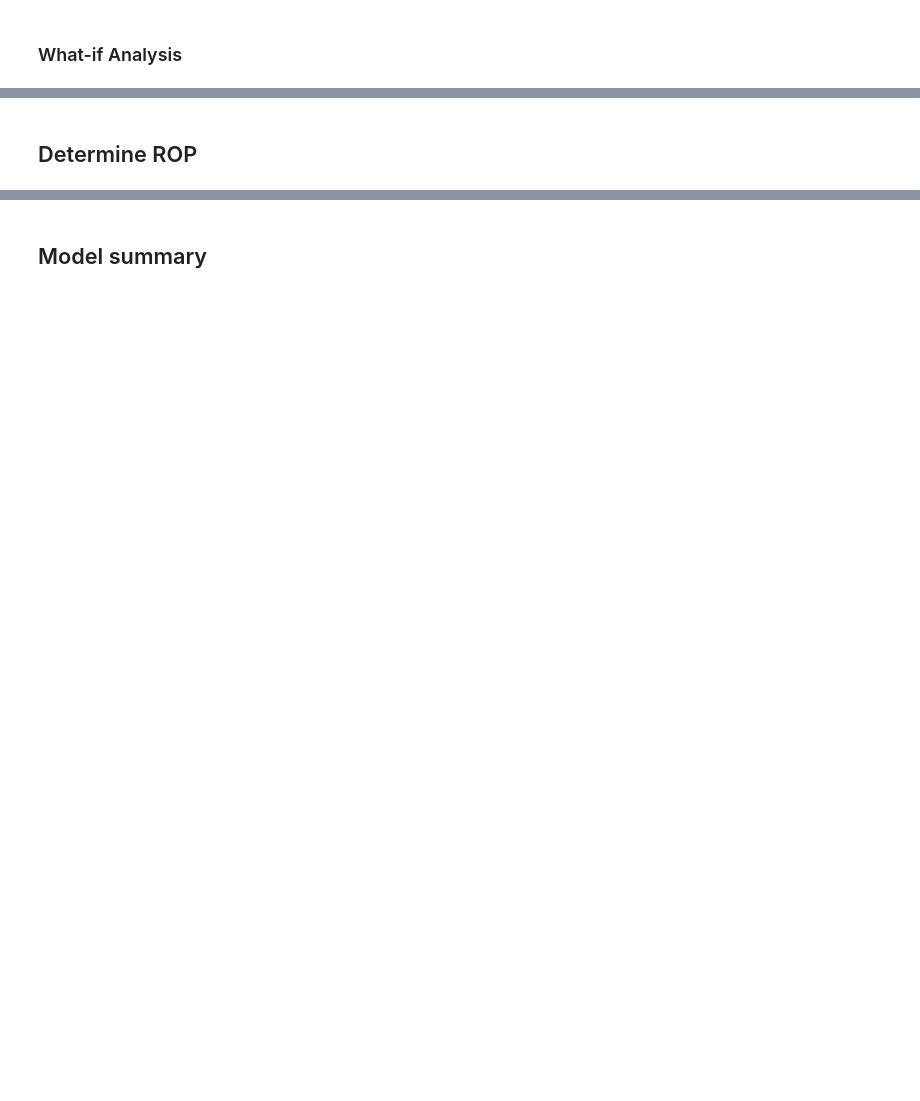
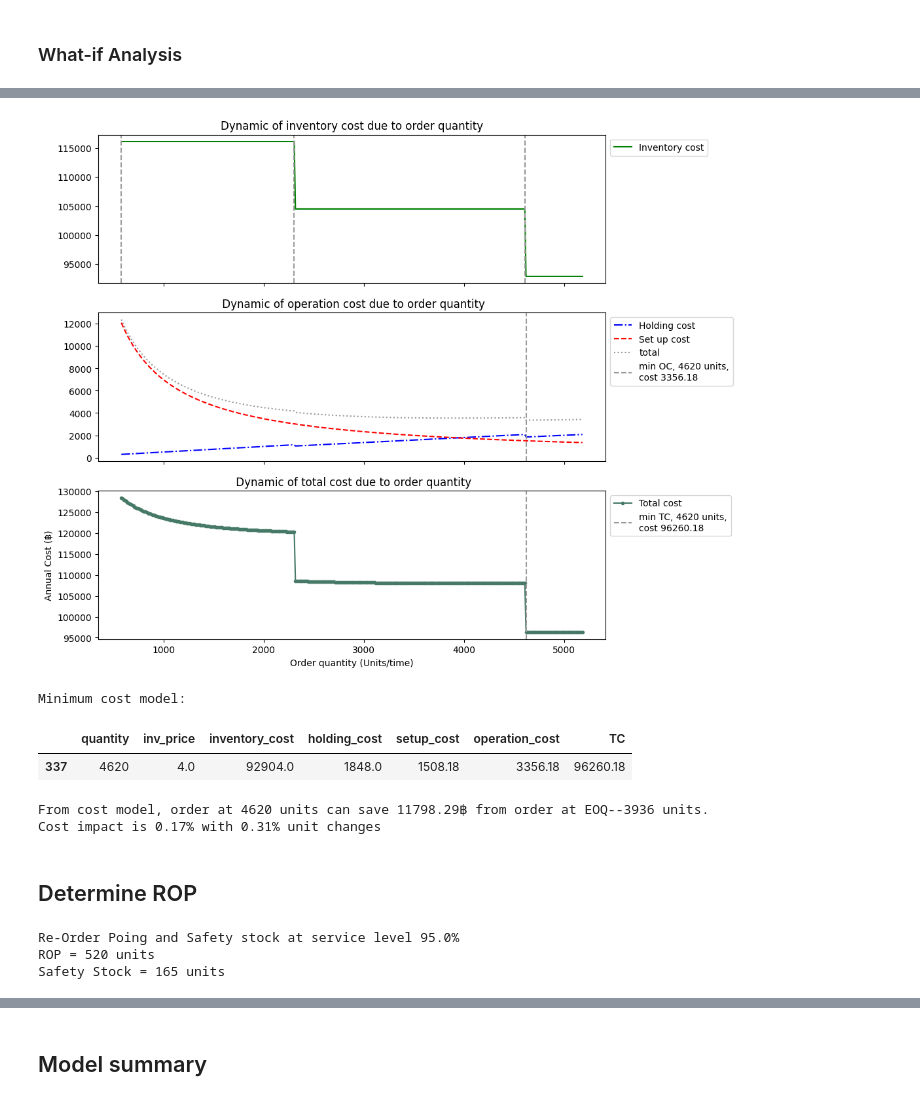
Before and after one commit to titirat-s/Inventory_Modeling, a Jupyter notebook: Case_modeling.ipynb, the cells around one changed output, grey strips where cells are left out. Drawn from its saved outputs; the diff is of its cells as text; code cells hidden in the pictures; blank space fills up the shorter version.

```diff
--- a/Case_modeling.ipynb
+++ b/Case_modeling.ipynb
@@ -187,4 +252,40 @@ cost_plot
+# %%
+# order quantity cost plot
+min_tc_cost = min(cost_model["TC"])
+min_tc = cost_model[cost_model["TC"] == min_tc_cost]["quantity"].min()
+
+min_oc_cost = min(cost_model["operation_cost"])
+min_oc = cost_model[cost_model["operation_cost"] == min_oc_cost]["quantity"].min()
+
+# Plot model
+fig_cost, axs = plt.subplots(3, figsize=(10, 10), sharex=True)
+axs[0].plot(cost_model["quantity"], cost_model["inventory_cost"], label="Inventory cost", c = "g", ls = "-")
+for i in discount_price:
+  axs[0].axvline(x=discount_price.get(i), c = "#999999", ls="--")
+axs[0].set_title("Dynamic of inventory cost due to order quantity")
+axs[0].legend(bbox_to_anchor=(1.0, 1.0),loc=2)
+
+axs[1].plot(cost_model["quantity"], cost_model["holding_cost"], label="Holding cost", c = "b", ls = "-.")
+axs[1].plot(cost_model["quantity"], cost_model["setup_cost"], label="Set up cost", c = "r", ls = "--")
+axs[1].plot(cost_model["quantity"], cost_model["operation_cost"], label="total",c = "#999999", ls = ":")
+axs[1].axvline(x=min_oc, c = "#999999", ls="--", label = f"min OC, {min_oc} units,\ncost {round(min_oc_cost, 2)}")
+axs[1].set_title("\n Dynamic of operation cost due to order quantity")
+axs[1].legend(bbox_to_anchor=(1.0, 1.0),loc=2)
+
+axs[2].plot(cost_model["quantity"], cost_model["TC"], label="Total cost", c="#467966", ls="-", marker='.')
+axs[2].axvline(x=min_tc, c = "#999999", ls="--", label = f"min TC, {min_tc} units,\ncost {round(min_tc_cost, 2)}")
+axs[2].set_title("\n Dynamic of total cost due to order quantity")
+axs[2].legend(bbox_to_anchor=(1.0, 1.0),loc=2)
+
+plt.xlabel("Order quantity (Units/time)")
+plt.ylabel("Annual Cost (฿)");
+# %% [output]
+[figure, added]
 # %%
-# @markdown Model minimum cost
+# Model with minimum total cost
 print("Minimum cost model:")
-cost_plot[cost_plot["TC"] == cost_plot["TC"].min()]
+cost_model[cost_model["TC"] == cost_model["TC"].min()]
+# %% [output]
+Minimum cost model:
+|  | quantity | inv_price | inventory_cost | holding_cost | setup_cost | operation_cost | TC |
+| 337 | 4620 | 4.0 | 92904.0 | 1848.0 | 1508.18 | 3356.18 | 96260.18 |
@@ -221,7 +292,10 @@ plt.ylabel("Annual Cost (฿)");
 # %%
-# @markdown
-save_eoq = round((cost_plot[cost_plot["quantity"] == lot.round_lot_size(x=eoq_ord, min_size=step_qty) ]["TC"].max() - min_tc_cost),2)
-print(f"From cost model, order quantity at {min_tc} units can save {save_eoq}฿ from order quantity at EOQ, {eoq_ord} units." )
+save_eoq = round((cost_model[cost_model["quantity"] == lot.round_lot_size(x=eoq_ord, min_size=step_qty) ]["TC"].max() - min_tc_cost),2)
+print(f"From cost model, order at {min_tc} units can save {save_eoq}฿ from order at EOQ--{eoq_ord} units." )
+print(f"Cost impact is {impact_ratio(eoq_cost, minord_cost, True, 2)}% with {impact_ratio(eoq_ord, min_4_ord, True, 2)}% unit changes")
+# %% [output]
+From cost model, order at 4620 units can save 11798.29฿ from order at EOQ--3936 units.
+Cost impact is 0.17% with 0.31% unit changes
 # %% [markdown]
 ## Determine ROP
 # %%
@@ -233,14 +306,12 @@ plan_df.columns = ["demand"]
 leadtime_df = pd.concat([zero, leadtime_days["leadtime"]], ignore_index=True, )
 leadtime_df.columns = ["leadtime"]
 # %%
-# @markdown Simulate inventory level from Re-Order Point and Order quantity
+# Simulate inventory level with Re-Order Point and Fixed Order Quantity
+model_sl = 0.95
 df = plan_df.copy()
 
-# Initial stock on day 0
-stock_zero # 1800
-min_tc # eoq 4620
 model_lt = math.ceil(leadtime_days["leadtime"].mean())
-model_ss = math.ceil(sts.normdist(demand_df["demand"], leadtime_days["leadtime"], 95))
+model_ss = math.ceil(sts.normdist(demand_df["demand"], leadtime_days["leadtime"], model_sl))
 model_rop = math.ceil(rop(demand_df["demand"], Leadtime=leadtime_days["leadtime"], Safety_Stock = model_ss))
 product_price = 4
 # Create a new column 'on_hand' with initial stock
@@ -268,20 +339,23 @@ for i in df.index:
     order_arr.append(0)
   df['order_arrive'][i] = order_arr[i]
 
-  # calculate on-hand unit after suse in demand and order arrive
-
+  # calculate on-hand unit after use in demand and order arrive
   if i == 0:
     onhand.append(stock_zero)
   else:
     onhand.append(df["on_hand"][i-1]  - df["demand"][i] + df['order_arrive'][i])
   df["on_hand"][i] = onhand[i]
-  df['onhand_cost'][i] = df["on_hand"][i]*product_price
+  df['onhand_cost'][i] = max(df["on_hand"][i]*product_price ,0)
 
-  # Check left onhand is it less than rop, and if less check if there are ordered (Leadtime)
+  # Check left onhand, if it less than rop check if there are an order before orders
   if (df["on_hand"][i] <= model_rop) & (sum(ropcheck[i-leadtime : i]) == 0):
     ropcheck.append(True)
   else:
     ropcheck.append(False)
   df["rop_check"][i] = ropcheck[i]
 
-print("Re-Order Poing and Safety stock at service level 95%\nROP =", model_rop, "units\nSafety Stock =", model_ss,"units")
+print(f"Re-Order Poing and Safety stock at service level {model_sl*100}%\nROP =", model_rop, "units\nSafety Stock =", model_ss,"units")
+# %% [output]
+Re-Order Poing and Safety stock at service level 95.0%
+ROP = 520 units
+Safety Stock = 165 units
```
Also changed, not shown: parts of 29 cells of this notebook, 2 other files.
